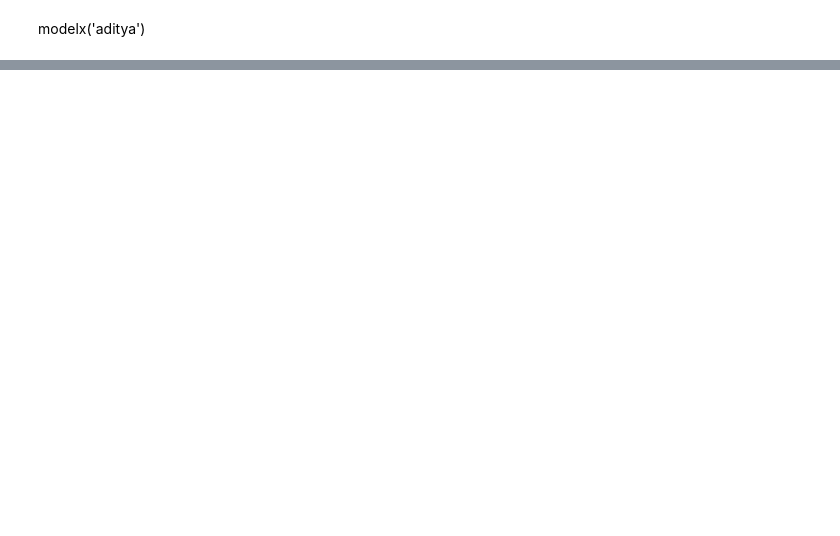
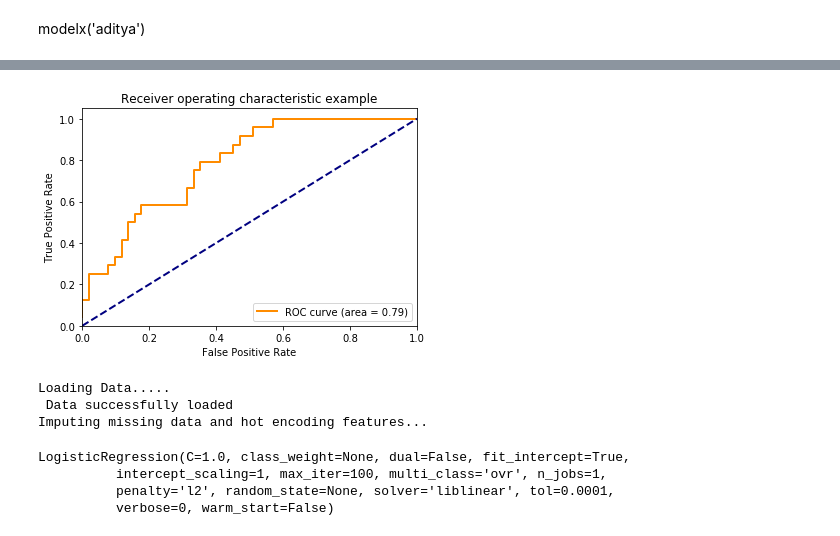
Before and after one commit to sitkyal/phoenix, a Jupyter notebook: scripts/test.ipynb, the cells around one changed output, grey strips where cells are left out. Saved outputs shown, nothing was run; the diff lists cells and outputs as text; code cells hidden in the pictures; blank space fills up the shorter version.

```diff
--- a/scripts/test.ipynb
+++ b/scripts/test.ipynb
@@ -337,0 +347,15 @@ lis
+# %%
+plt.figure()
+lw = 2
+plt.plot(fpr[2], tpr[2], color='darkorange',
+         lw=lw, label='ROC curve (area = %0.2f)' % roc_auc[2])
+plt.plot([0, 1], [0, 1], color='navy', lw=lw, linestyle='--')
+plt.xlim([0.0, 1.0])
+plt.ylim([0.0, 1.05])
+plt.xlabel('False Positive Rate')
+plt.ylabel('True Positive Rate')
+plt.title('Receiver operating characteristic example')
+plt.legend(loc="lower right")
+plt.show()
+# %% [output]
+[figure, added]
@@ -337,0 +366,6 @@ lis
+# %%
+X, y = fpre_process('train.csv')
+# %% [output]
+Loading Data.....
+ Data successfully loaded
+Imputing missing data and hot encoding features...
@@ -337,0 +380,8 @@ lis
+# %%
+model = LogisticRegression()
+model.fit(xtrain, ytrain)
+# %% [output]
+LogisticRegression(C=1.0, class_weight=None, dual=False, fit_intercept=True,
+          intercept_scaling=1, max_iter=100, multi_class='ovr', n_jobs=1,
+          penalty='l2', random_state=None, solver='liblinear', tol=0.0001,
+          verbose=0, warm_start=False)
```
Also changed, not shown: parts of 30 cells of this notebook, 9 other files.
